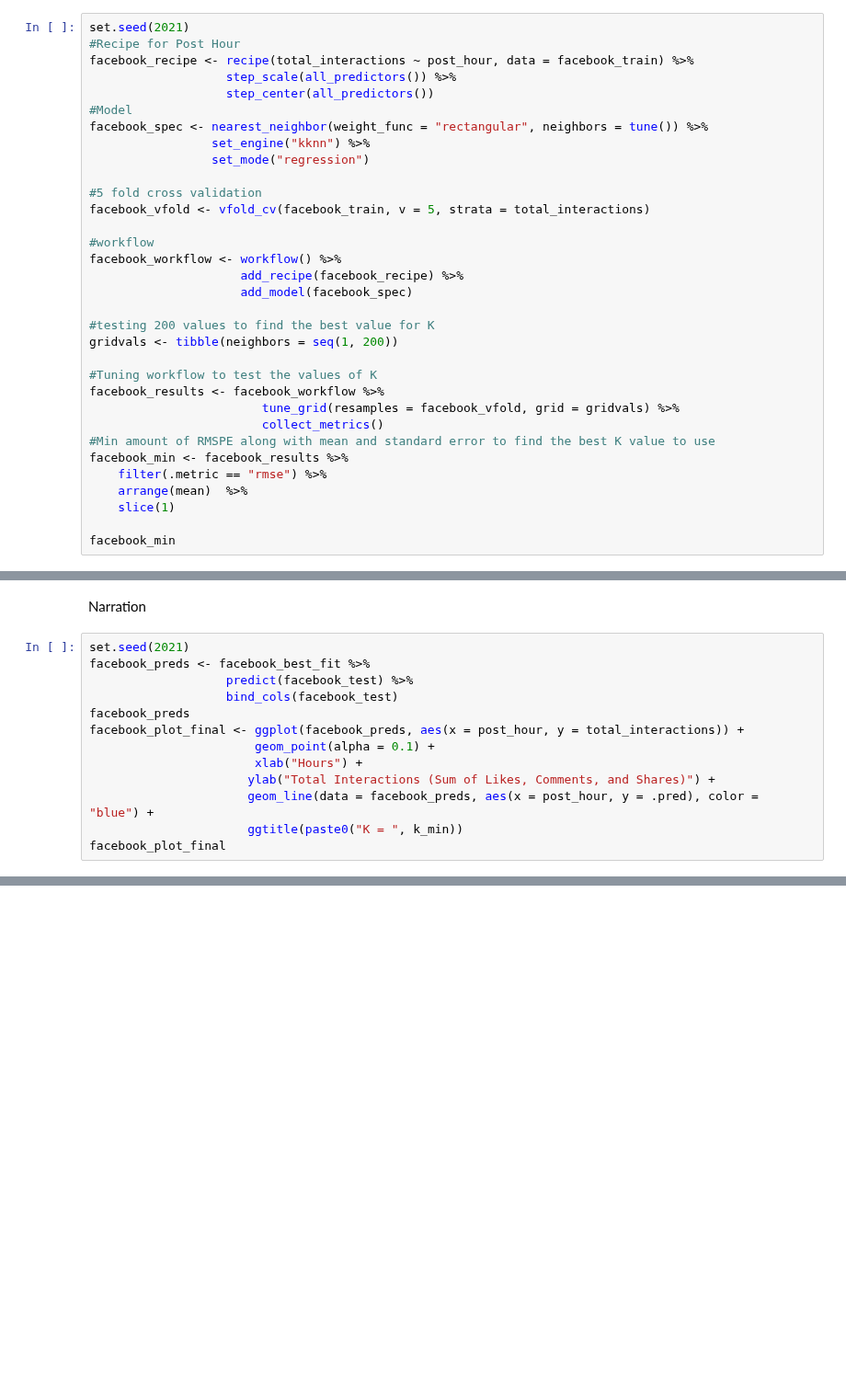
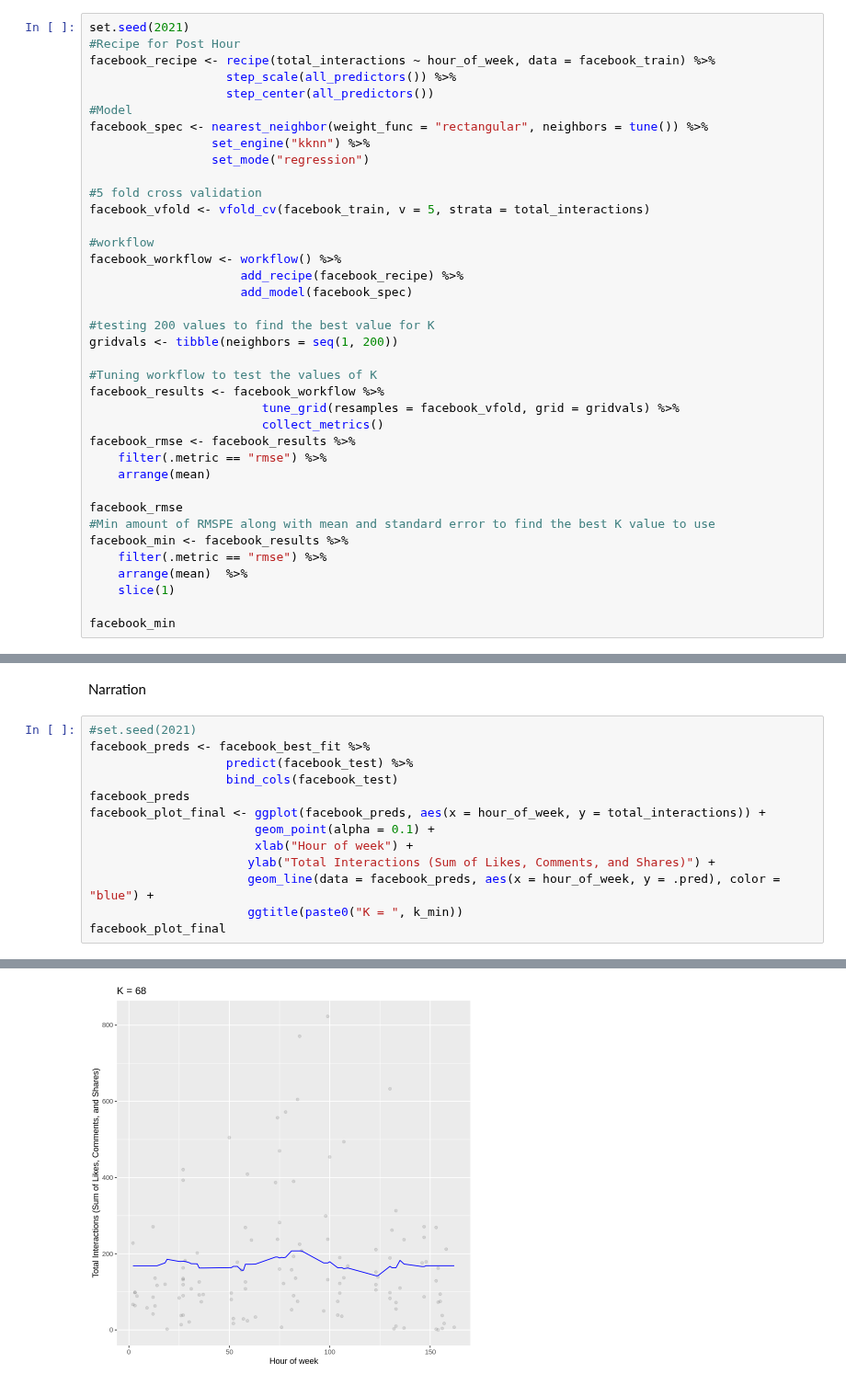
Before and after one commit to amellios/data_science_woohoo, a Jupyter notebook: Final Project Analysis.ipynb, the cells around one changed output, grey strips where cells are left out. Shown at 92% size. Drawn from its saved outputs; the diff is of its cells as text; blank space fills up the shorter version.

```diff
--- a/Final Project Analysis.ipynb
+++ b/Final Project Analysis.ipynb
@@ -99,7 +185,7 @@ This makes sense to have no correlation considering there shouldn't be a relatio
 # %%
 set.seed(2021)
 #Recipe for Post Hour
-facebook_recipe <- recipe(total_interactions ~ post_hour, data = facebook_train) %>%
+facebook_recipe <- recipe(total_interactions ~ hour_of_week, data = facebook_train) %>%
                    step_scale(all_predictors()) %>%
                    step_center(all_predictors())
 #Model
@@ -122,6 +208,11 @@ gridvals <- tibble(neighbors = seq(1, 200))
 facebook_results <- facebook_workflow %>%
                         tune_grid(resamples = facebook_vfold, grid = gridvals) %>%
                         collect_metrics()
+facebook_rmse <- facebook_results %>%
+    filter(.metric == "rmse") %>%
+    arrange(mean)
+
+facebook_rmse
 #Min amount of RMSPE along with mean and standard error to find the best K value to use
 facebook_min <- facebook_results %>%
     filter(.metric == "rmse") %>%
@@ -157,15 +270,16 @@ facebook_summary
 # %% [markdown]
 Narration
 # %%
-set.seed(2021)
+#set.seed(2021)
 facebook_preds <- facebook_best_fit %>%
                    predict(facebook_test) %>%
                    bind_cols(facebook_test)
 facebook_preds
-facebook_plot_final <- ggplot(facebook_preds, aes(x = post_hour, y = total_interactions)) +
+facebook_plot_final <- ggplot(facebook_preds, aes(x = hour_of_week, y = total_interactions)) +
                        geom_point(alpha = 0.1) +
-                       xlab("Hours") +
+                       xlab("Hour of week") +
                       ylab("Total Interactions (Sum of Likes, Comments, and Shares)") +
-                      geom_line(data = facebook_preds, aes(x = post_hour, y = .pred), color = "blue") +
+                      geom_line(data = facebook_preds, aes(x = hour_of_week, y = .pred), color = "blue") +
                       ggtitle(paste0("K = ", k_min))
 facebook_plot_final
+# %% [output]
@@ -172,2 +296,3 @@ facebook_plot_final
+[figure, added]
 # %%
 summary(facebook_preds)
```
Also changed, not shown: parts of 9 cells of this notebook.
